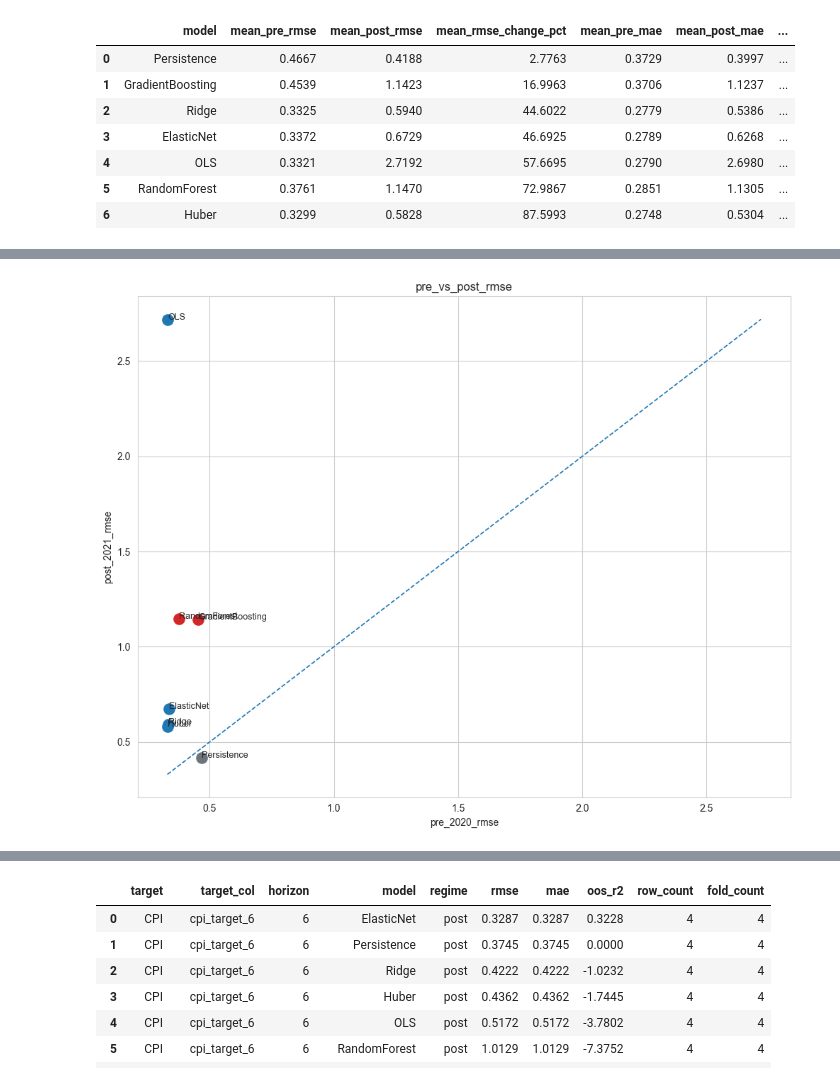
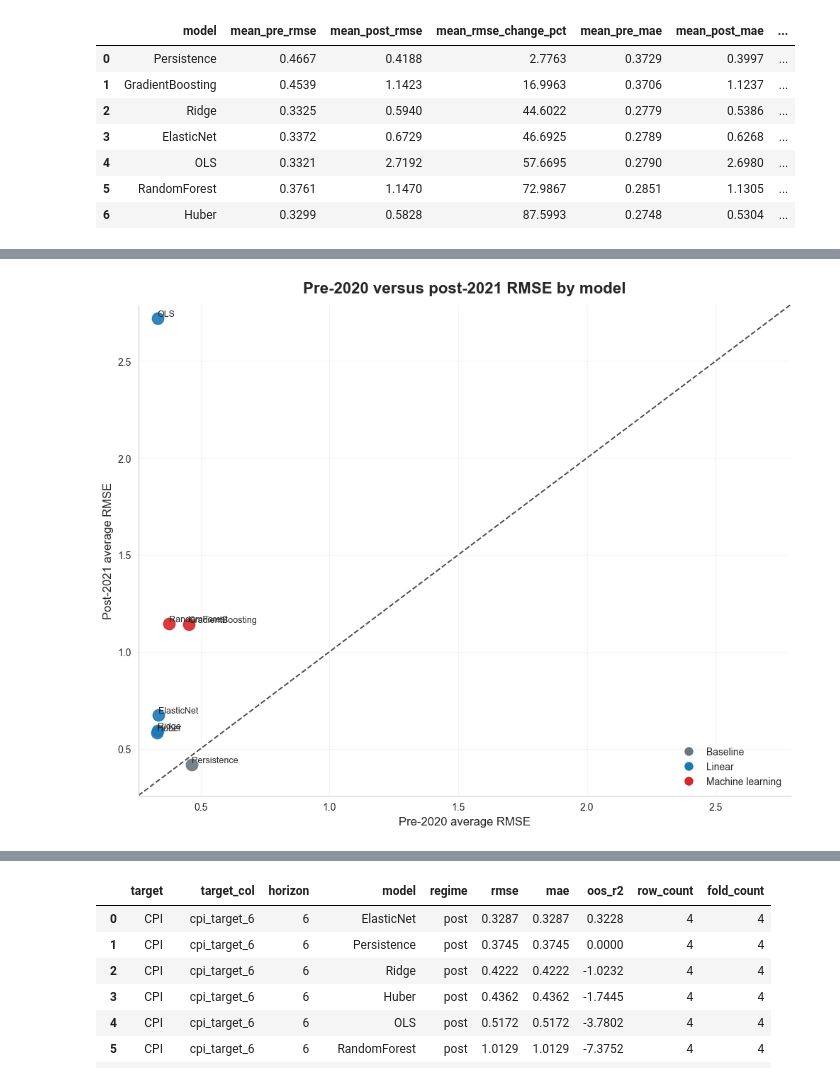
Before and after one commit to sumaitate/ML_LaborTightnessRegimeShift, a Jupyter notebook: notebooks/06_result_and_analysis.ipynb, the cells around one changed output, grey strips where cells are left out. Saved outputs shown, nothing was run; the diff lists cells and outputs as text; code cells hidden in the pictures.

```diff
--- a/notebooks/06_result_and_analysis.ipynb
+++ b/notebooks/06_result_and_analysis.ipynb
@@ -1605,50 +1614,78 @@ plt.show()
 # %%
 scatter_data = (
     metric_data.groupby(["model", "regime"], as_index=False)
     .agg(
         rmse=("rmse", "mean"),
     )
     .pivot(index="model", columns="regime", values="rmse")
     .reset_index()
-) if not metric_data.empty else pd.DataFrame()
+)
 
-if not scatter_data.empty:
-    scatter_data["group"] = "baseline"
-    scatter_data.loc[scatter_data["model"].isin(linear_list), "group"] = "linear"
-    scatter_data.loc[scatter_data["model"].isin(tree_list), "group"] = "machine_learning"
+scatter_data["group"] = "Baseline"
+scatter_data.loc[scatter_data["model"].isin(linear_list), "group"] = "Linear"
+scatter_data.loc[scatter_data["model"].isin(tree_list), "group"] = "Machine learning"
+
+color_map = {
+    "Baseline": "#6c757d",
+    "Linear": "#1f77b4",
+    "Machine learning": "#d62728",
+}
 
 fig, ax = plt.subplots(figsize=(10, 8))
 
-if not scatter_data.empty:
-    color_map = {
-        "baseline": "#6c757d",
-        "linear": "#1f77b4",
-        "machine_learning": "#d62728",
-    }
+for _, row in scatter_data.iterrows():
+    ax.scatter(
+        row["pre"],
+        row["post"],
+        s=140,
+        color=color_map[row["group"]],
+        alpha=0.90,
+    )
+    ax.text(
+        row["pre"],
+        row["post"],
+        row["model"],
+        fontsize=9,
+        ha="left",
+        va="bottom",
+    )
 
-    for _, row in scatter_data.iterrows():
-        ax.scatter(
-            row["pre"],
-            row["post"],
-            s=120,
-            color=color_map[row["group"]],
-        )
-        ax.text(row["pre"], row["post"], row["model"], fontsize=9)
+low = min(scatter_data["pre"].min(), scatter_data["post"].min())
+high = max(scatter_data["pre"].max(), scatter_data["post"].max())
 
-    low = min(scatter_data["pre"].min(), scatter_data["post"].min())
-    high = max(scatter_data["pre"].max(), scatter_data["post"].max())
+pad = 0.03 * (high - low)
+ax.plot(
+    [low - pad, high + pad],
+    [low - pad, high + pad],
+    linestyle="--",
+    linewidth=1.4,
+    color="black",
+    alpha=0.7,
+)
 
-    ax.plot([low, high], [low, high], linestyle="--", linewidth=1.2)
+ax.set_xlim(low - pad, high + pad)
+ax.set_ylim(low - pad, high + pad)
+ax.set_title("Pre-2020 versus post-2021 RMSE by model", fontsize=16, pad=12, weight="bold")
+ax.set_xlabel("Pre-2020 average RMSE", fontsize=12)
+ax.set_ylabel("Post-2021 average RMSE", fontsize=12)
+ax.grid(True, alpha=0.20)
+ax.spines["top"].set_visible(False)
+ax.spines["right"].set_visible(False)
 
-ax.set_title("pre_vs_post_rmse")
-ax.set_xlabel("pre_2020_rmse")
-ax.set_ylabel("post_2021_rmse")
+handles = []
+labels = []
+for group_name, color in color_map.items():
+    handle = plt.Line2D([0], [0], marker="o", color="w", markerfacecolor=color, markersize=10)
+    handles.append(handle)
+    labels.append(group_name)
+
+ax.legend(handles, labels, frameon=False, title="")
 
 fig.tight_layout()
 fig.savefig(fig_root / "results_and_audit_linear_vs_ml.png", dpi=save_dpi, bbox_inches="tight")
 plt.show()
 # %% [output]
-[figure, old version]
+[figure, new version]
 # %%
 fig, ax = plt.subplots(figsize=(10, 8))
 
```
Also changed, not shown: parts of 4 cells of this notebook, 14 other files.
